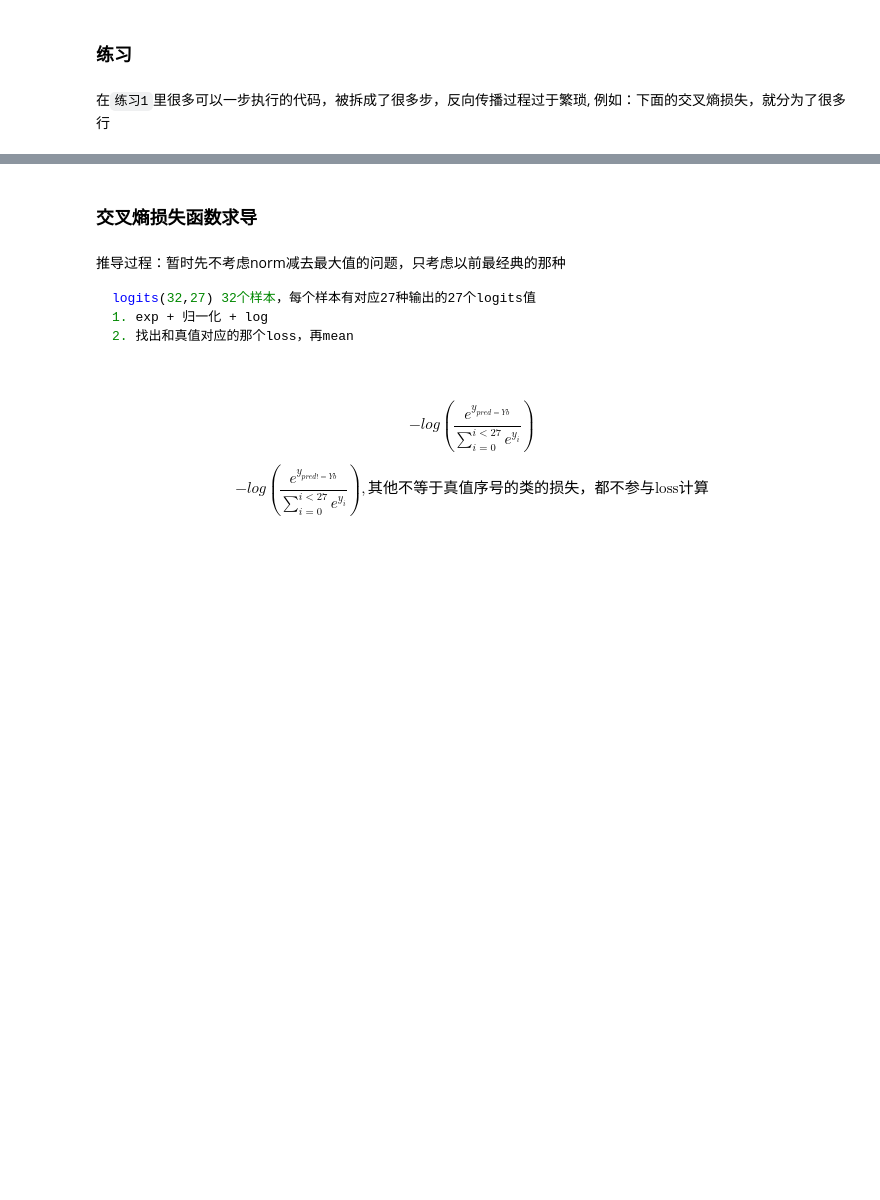
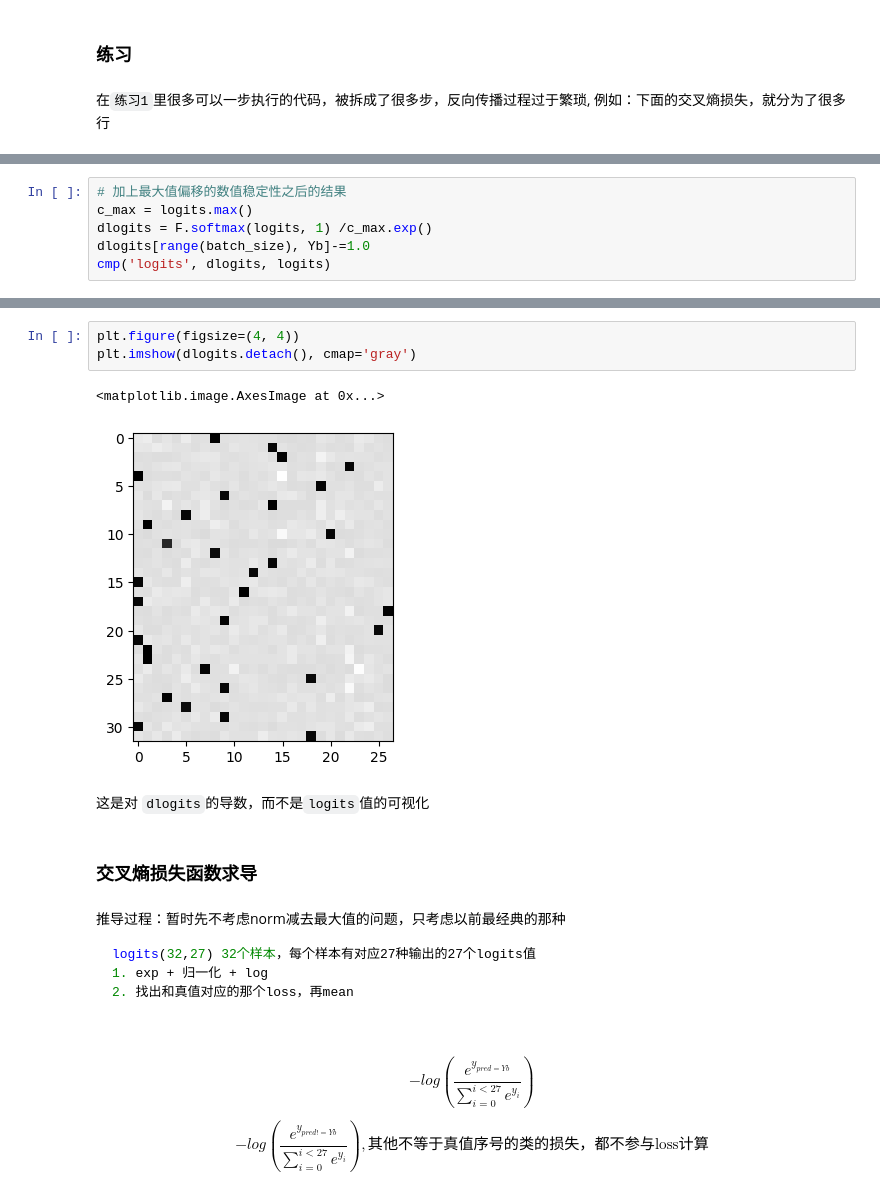
Before and after one commit to CastleDream/learnGPTfromScratch, a Jupyter notebook: code/5_backward_makemore.ipynb, the cells around one changed output, grey strips where cells are left out. Drawn from its saved outputs; the diff is of its cells as text; blank space fills up the shorter version.

```diff
--- a/code/5_backward_makemore.ipynb
+++ b/code/5_backward_makemore.ipynb
@@ -951,0 +1001,6 @@ torch.Size([32, 27])
+# %%
+# 加上最大值偏移的数值稳定性之后的结果
+c_max = logits.max()
+dlogits = F.softmax(logits, 1) /c_max.exp()
+dlogits[range(batch_size), Yb]-=1.0
+cmp('logits', dlogits, logits)
@@ -952,3 +1060,11 @@ torch.Size([32, 27])
+# %%
+plt.figure(figsize=(4, 4))
+plt.imshow(dlogits.detach(), cmap='gray')
+# %% [output]
+<matplotlib.image.AxesImage at 0x...>
+[figure, added]
+# %% [markdown]
+这是对 `dlogits`的导数，而不是`logits`值的可视化
 # %% [markdown]
 ### 交叉熵损失函数求导
 # %% [markdown]
```
Also changed, not shown: parts of 28 cells of this notebook, 2 other files.
